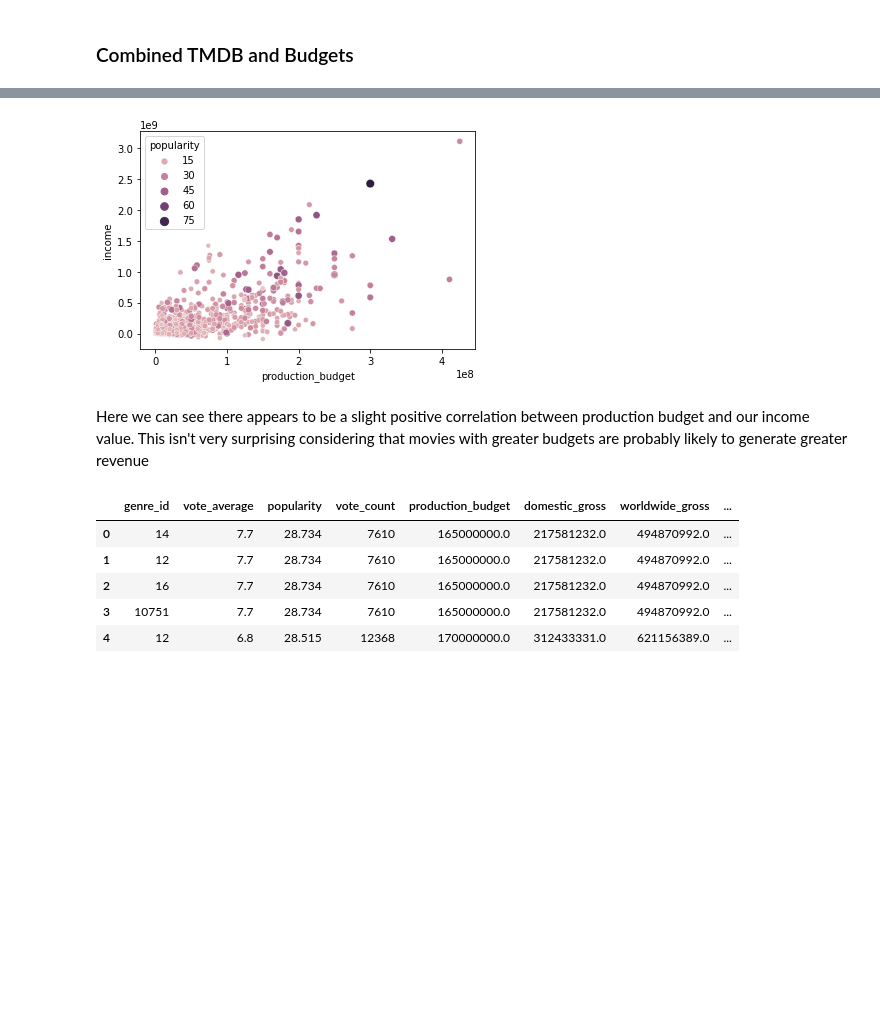
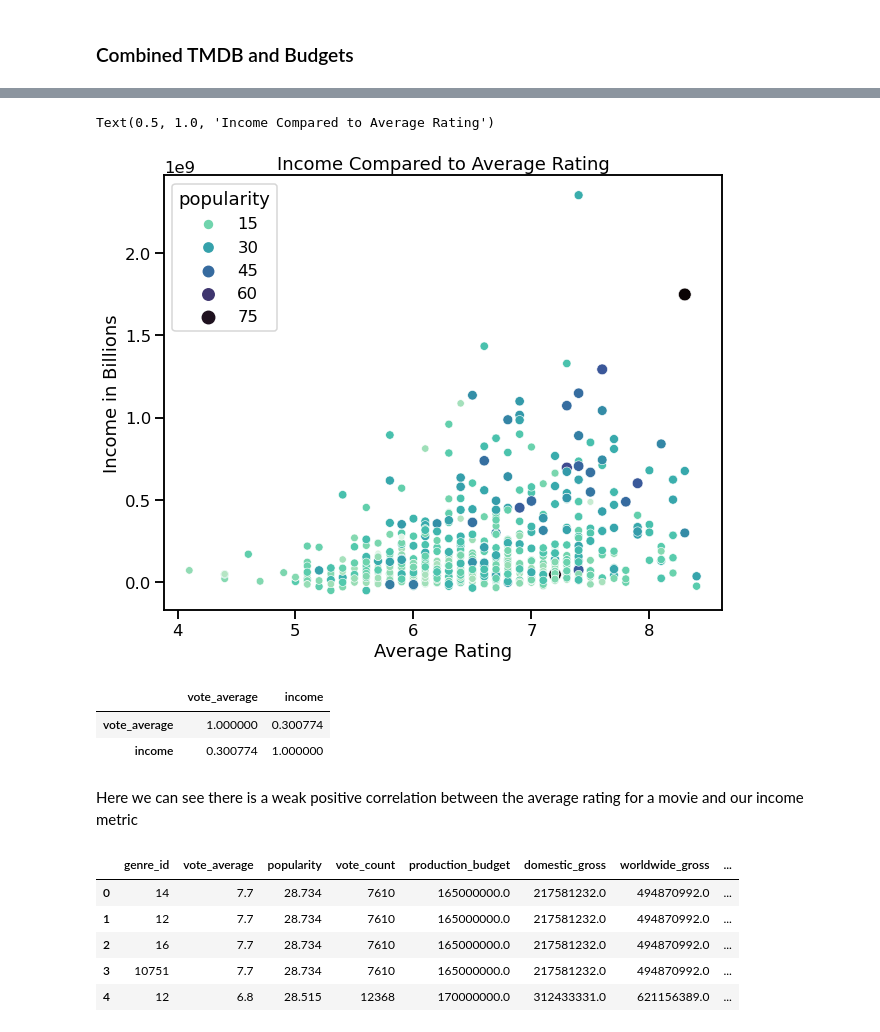
Before and after one commit to Jhuue/Flatiron-Capstone1, a Jupyter notebook: Exploratory Notebooks/Shane.ipynb, the cells around one changed output, grey strips where cells are left out. Saved outputs shown, nothing was run; the diff lists cells and outputs as text; code cells hidden in the pictures; blank space fills up the shorter version.

Commit message:
finalized scatter and genre barplot and added colors

```diff
--- a/Exploratory Notebooks/Shane.ipynb
+++ b/Exploratory Notebooks/Shane.ipynb
@@ -9,3 +9,5 @@ from sklearn import preprocessing
+# %%
+sns.set_context('talk')
 # %% [markdown]
 ### The Movie Data Base
 # %%
@@ -278,10 +280,29 @@ tmdb_with_budgets.sort_values('income', ascending=False)
 | 218 | ['12', '16', '10751'] | 50321 | en | Mars Needs Moms | 8.852 | 2011-03-11 | Mars Needs Moms | ... |
 1240 rows × 36 columns
-# %%
-sns.scatterplot(data=tmdb_with_budgets, x='production_budget', y='income', size='popularity', hue='popularity');
-# %% [output]
-[figure, removed]
-# %% [markdown]
-Here we can see there appears to be a slight positive correlation between production budget and our income value. This isn't very surprising considering that movies with greater budgets are probably likely to generate greater revenue
+# %%
+fig, ax = plt.subplots(figsize = (10, 8))
+
+sns.scatterplot(data=tmdb_with_budgets.query('vote_count > 1000'),
+                x='vote_average',
+                y='income',
+                size='popularity',
+                hue='popularity',
+                ax=ax,
+                palette='mako_r');
+
+ax.set_xlabel("Average Rating")
+ax.set_ylabel("Income in Billions")
+ax.set_title('Income Compared to Average Rating')
+# %% [output]
+Text(0.5, 1.0, 'Income Compared to Average Rating')
+[figure, added]
+# %%
+tmdb_with_budgets[['vote_average', 'income']].corr()
+# %% [output]
+|  | vote_average | income |
+| vote_average | 1.000000 | 0.300774 |
+| income | 0.300774 | 1.000000 |
+# %% [markdown]
+Here we can see there is a weak positive correlation between the average rating for a movie and our income metric
 # %%
 genres_with_budgets = popularity_by_genre.merge(tmdb_with_budgets, how='inner', left_on='id', right_on='id_x')
```
Also changed, not shown: parts of 7 cells of this notebook.
